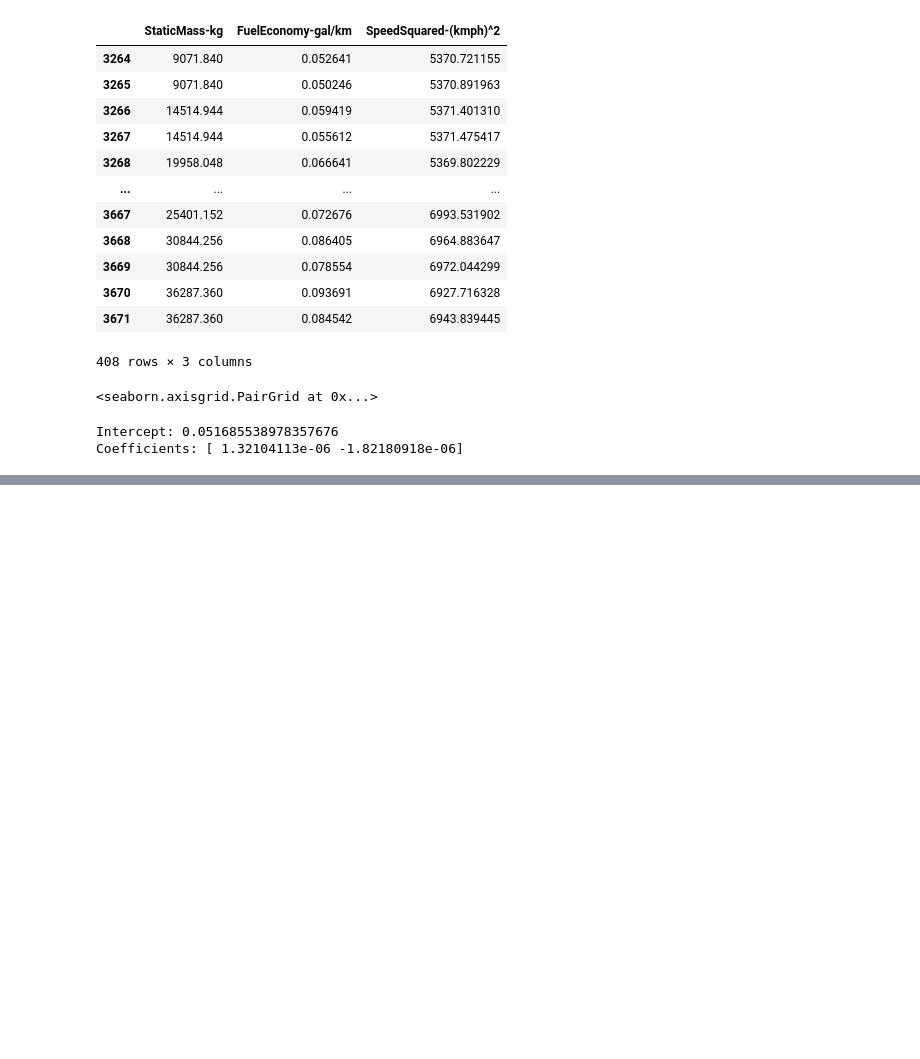
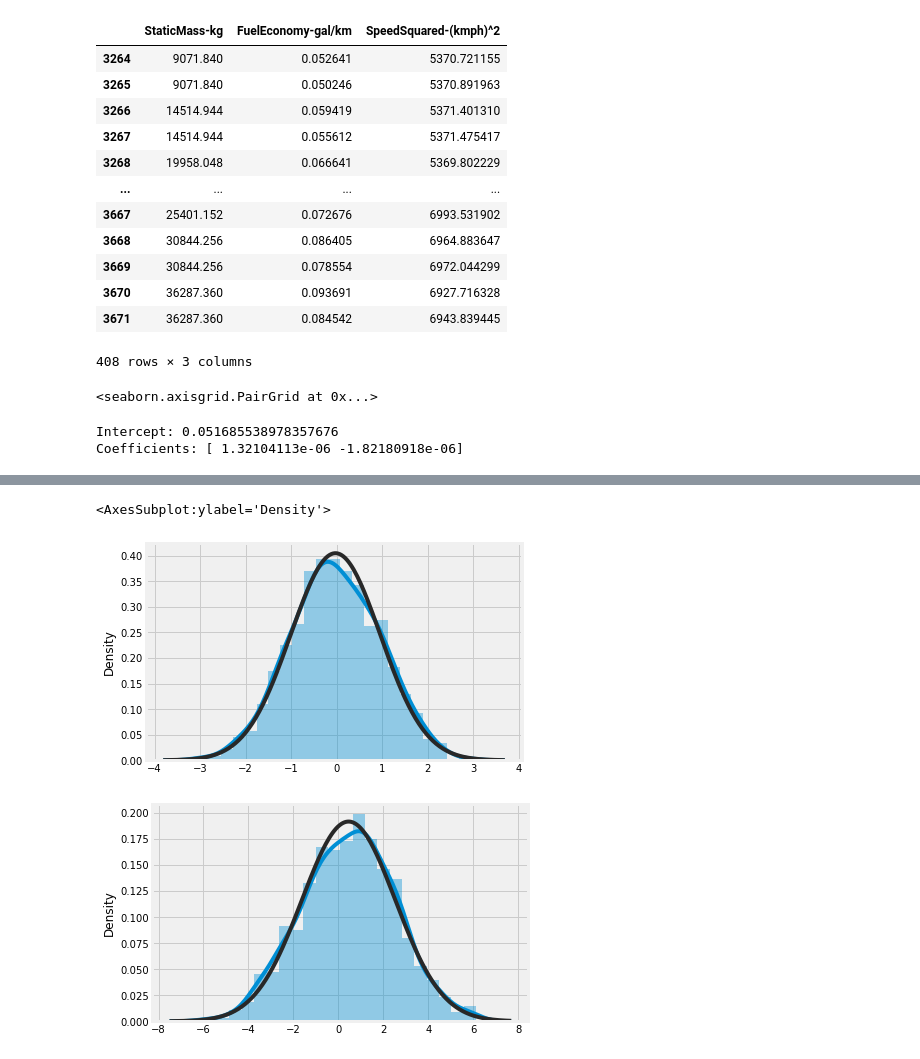
Before and after one commit to Chrislai502/DOETrucksMeeting, a Jupyter notebook: Scott/OLS_6_28/OLS.ipynb, the cells around one changed output, grey strips where cells are left out. Drawn from its saved outputs; the diff is of its cells as text; code cells hidden in the pictures; blank space fills up the shorter version.

```diff
--- a/Scott/OLS_6_28/OLS.ipynb
+++ b/Scott/OLS_6_28/OLS.ipynb
@@ -574,0 +827,21 @@ plt.show()
+# %%
+import seaborn as sns
+import numpy as np
+from scipy import stats
+
+mu=0
+sigma=1
+n=1000
+
+# x=np.random.normal(mu,sigma,n)
+# sns.distplot(x, fit=stats.norm) # normal distribution
+
+loc=0
+scale=1
+
+x=np.log(np.random.lognormal(loc,scale,n))
+sns.distplot(x, fit=stats.lognorm) # log normal distribution
+# %% [output]
+<AxesSubplot:ylabel='Density'>
+[figure, added]
+[figure, added]
```
Also changed, not shown: parts of 22 cells of this notebook, 11 other files.
